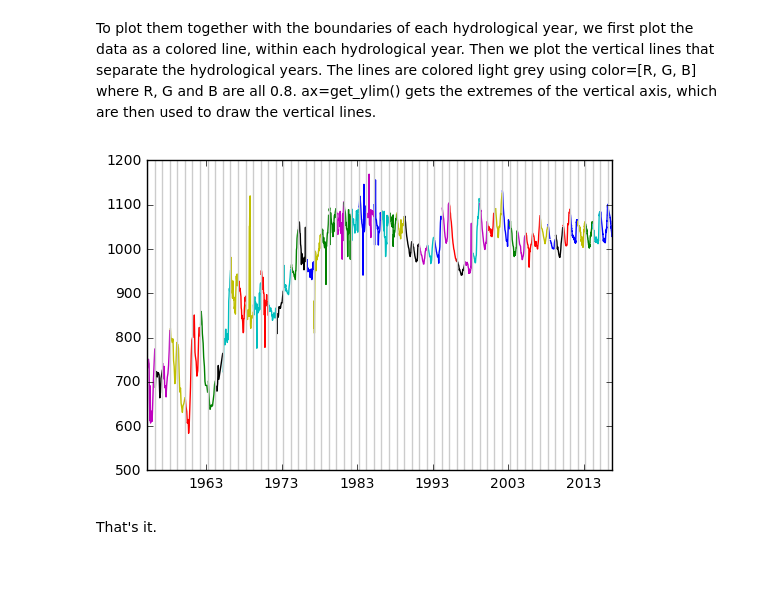
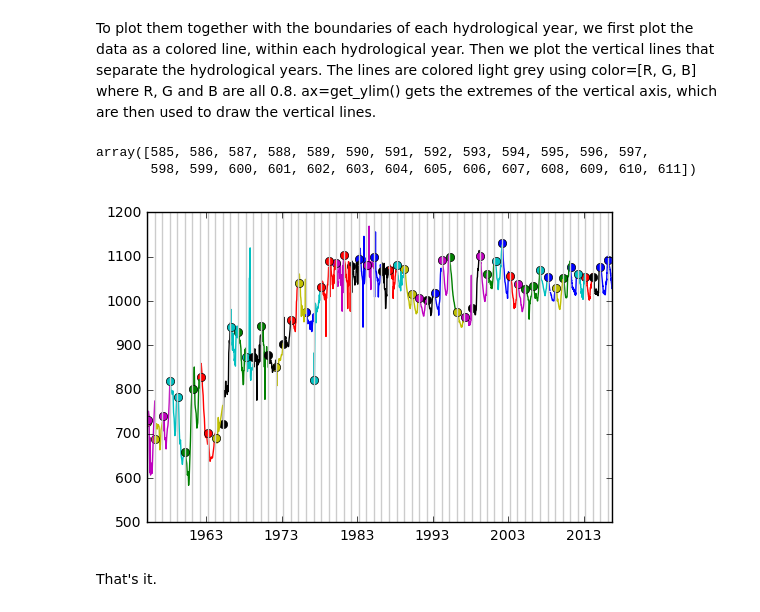
Before and after one commit to Olsthoorn/IHE-python-course-2017, a Jupyter notebook: exercises/Apr18/TimeSeriesSampling.ipynb, the cells around one changed output. Drawn from its saved outputs; the diff is of its cells as text; code cells hidden in the pictures; blank space fills up the shorter version.

```diff
--- a/exercises/Apr18/TimeSeriesSampling.ipynb
+++ b/exercises/Apr18/TimeSeriesSampling.ipynb
@@ -607,21 +691,40 @@ Peildatum
 This implies that we can now plot each sub time series like so:
 # %% [markdown]
 To plot them together with the boundaries of each hydrological year, we first plot the data as a colored line, within each hydrological year. Then we plot the vertical lines that separate the hydrological years. The lines are colored light grey using color=[R, G, B] where R, G and B are all 0.8. ax=get_ylim() gets the extremes of the vertical axis, which are then used to draw the vertical lines.
+# %%
+I
+# %% [output]
+array([585, 586, 587, 588, 589, 590, 591, 592, 593, 594, 595, 596, 597,
+       598, 599, 600, 601, 602, 603, 604, 605, 606, 607, 608, 609, 610, 611])
 # %%
 # Show the indices for one of the keys of the Idict
 fig, ax = plt.subplots()
+clr = "brgkmcy"; i=0
+Idict = Z.indices
 for k in Idict.keys():
-    I = Idict[k]
-    #pb.ix[I].plot(ax=ax) # the values beloning to these indices (can't omit the legend)
-    ax.plot(pb.index[I], pb.values[I]) # ordinary plot, doesn't plot a legend on its own
+    I = Idict[k] # The indices belonging to this key k
+    ax.plot(pb.ix[I].index, pb.ix[I].values, color=clr[i])
 
+    # The values have dimension [1,n] so use values[0] to get a 1D array of indices
+    J = np.argsort(pb.ix[I].values[0])[-3:]
+
+    # Need a comprehension to get the indexes because
+    # indexing like I[J] is not allowed for lists
+    Idx = [I[j] for j in J]
+
+    ax.plot(pb.index[Idx], pb.values[Idx], color=clr[i], marker='o')
+    i += 1;
+    if i==len(clr): i=0
+
+# plot the hydrological year boundaries as vertical grey lines
 ylim = ax.get_ylim()
 for k in Idict.keys():
     i = Idict[k][-1]
     ax.plot(pb.index[[i, i]], ylim, color=[0.8, 0.8, 0.8])
 
 plt.show()
+#pb.ix[I].plot(ax=ax) # the values beloning to these indices (can't omit the legend)
 # %% [output]
-[figure, old version]
+[figure, new version]
 # %% [markdown]
 That's it.
```
Also changed, not shown: parts of 10 cells of this notebook.
